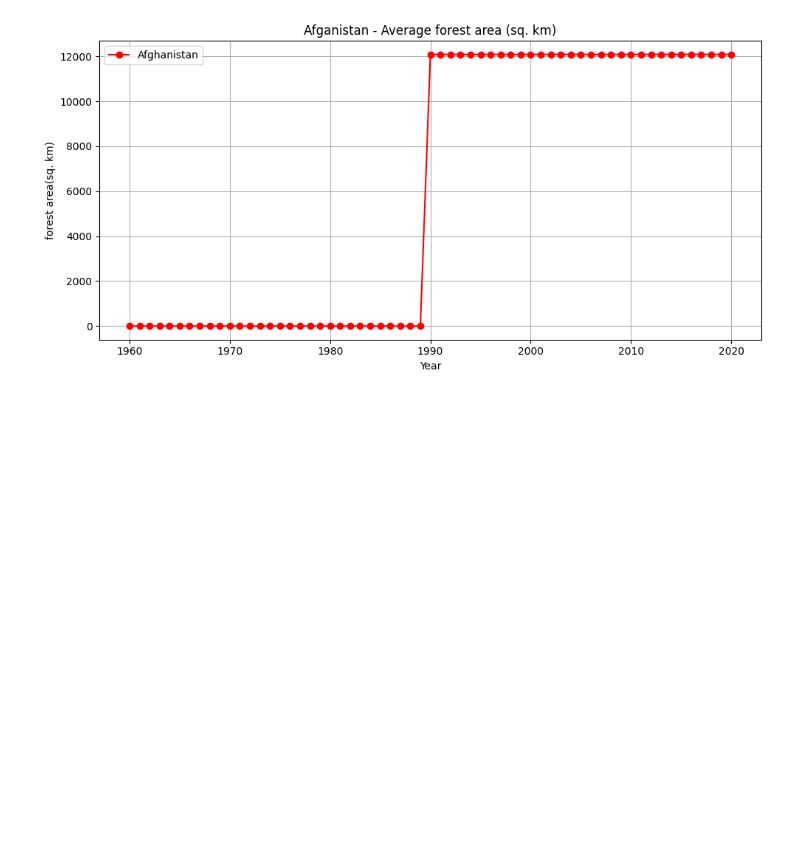
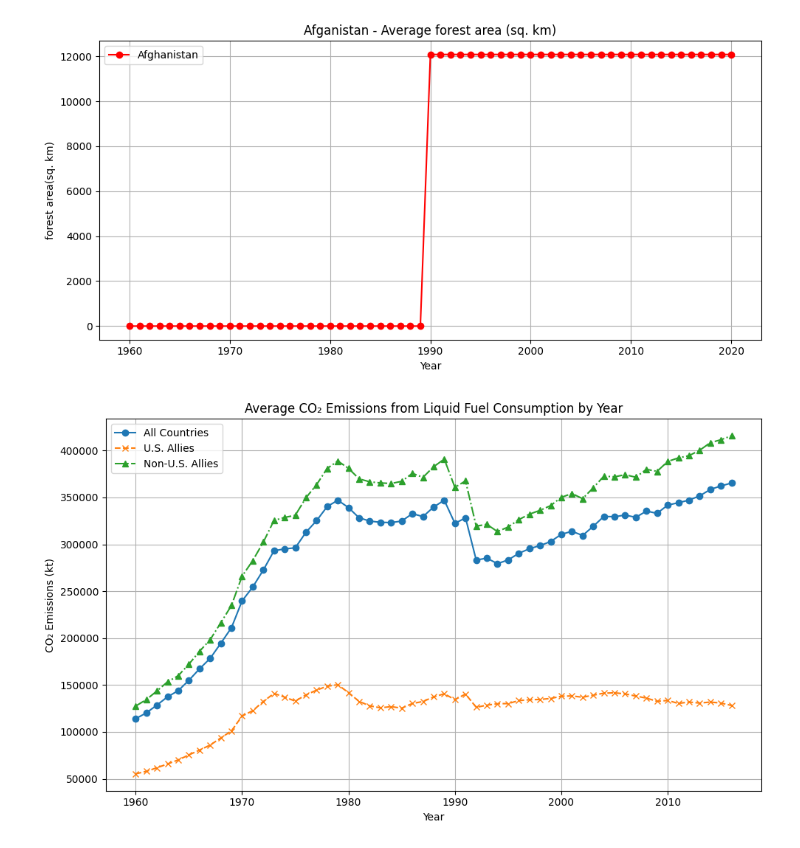
Before and after one commit to SriSupratikTalari/project2, a Jupyter notebook: climate.ipynb, the cells around one changed output. Saved outputs shown, nothing was run; the diff lists cells and outputs as text; code cells hidden in the pictures; blank space fills up the shorter version.

Commit message:
added some new graphs

```diff
--- a/climate.ipynb
+++ b/climate.ipynb
@@ -230,0 +281,28 @@ plt.show()
+# %%
+df['USA ally'] = df['Country Name'].isin(us_allies)
+
+# Calculate the average CO2 emissions for all countries
+cf_all = df.groupby('Year')['average_value_CO2 emissions from liquid fuel consumption (kt)'].mean()
+
+# Calculate the average CO2 emissions for U.S. allies
+cf_allies = df[df['USA ally']].groupby('Year')['average_value_CO2 emissions from liquid fuel consumption (kt)'].mean()
+
+# Calculate the average CO2 emissions for non-U.S. allies
+cf_non_allies = df[~df['USA ally']].groupby('Year')['average_value_CO2 emissions from liquid fuel consumption (kt)'].mean()
+
+# Plotting all three on the same graph
+plt.figure(figsize=(10, 6))
+cf_all.plot(kind='line', marker='o', label='All Countries')
+cf_allies.plot(kind='line', marker='x', label='U.S. Allies', linestyle='--')
+cf_non_allies.plot(kind='line', marker='^', label='Non-U.S. Allies', linestyle='-.')
+
+# Adding labels and title
+plt.title('Average CO₂ Emissions from Liquid Fuel Consumption by Year')
+plt.xlabel('Year')
+plt.ylabel('CO₂ Emissions (kt)')
+plt.legend()
+plt.grid(True)
+plt.tight_layout()
+plt.show()
+# %% [output]
+[figure, added]
```
Also changed, not shown: parts of 8 cells of this notebook.
